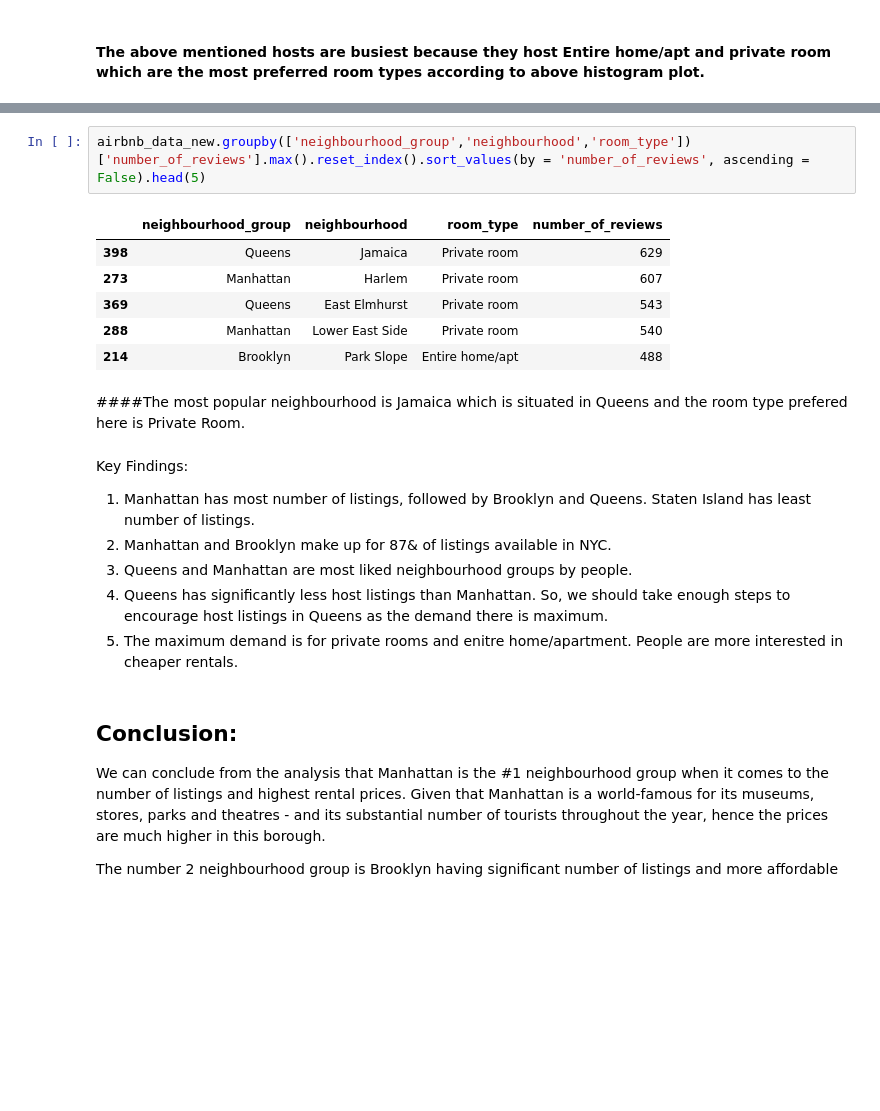
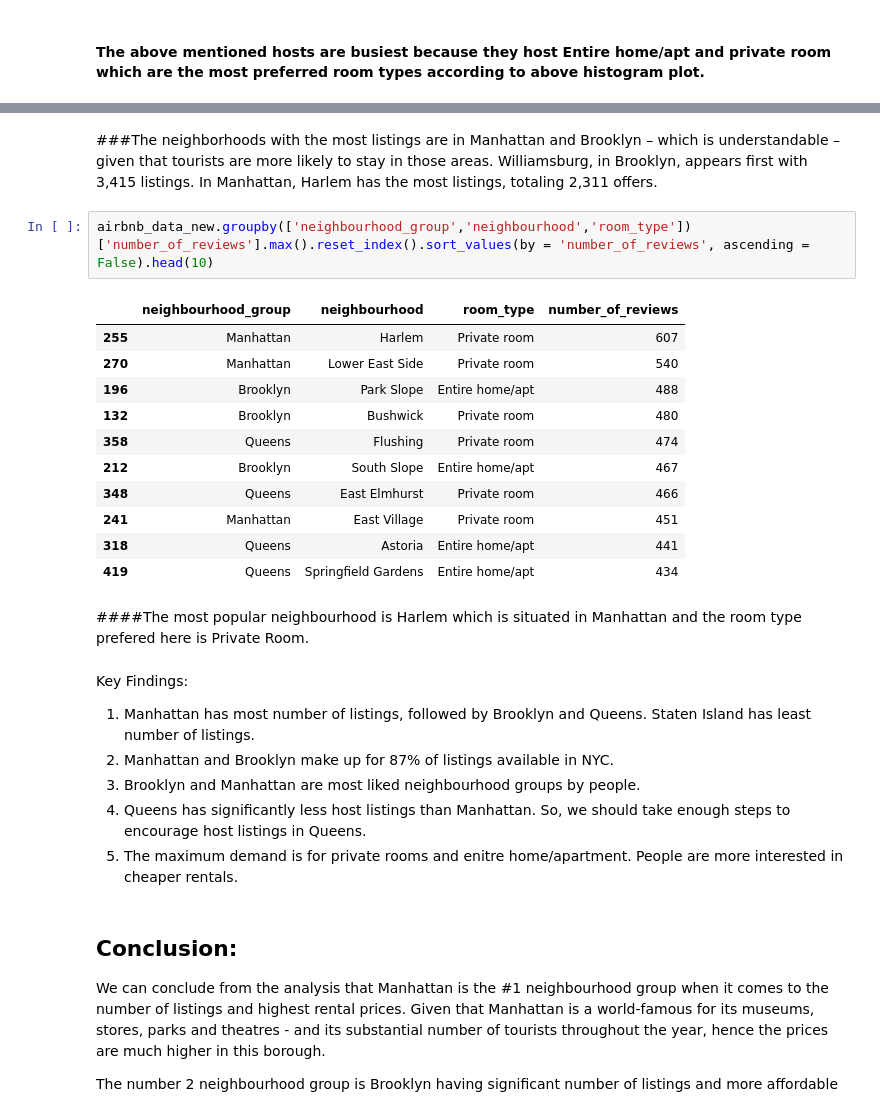
Before and after one commit to kunalmahadik/Airbnb-Bookings-Analysis, a Jupyter notebook: Airbnb_Bookings_Analysis_Capstone_Project.ipynb, the cells around one changed output, grey strips where cells are left out. Drawn from its saved outputs; the diff is of its cells as text; blank space fills up the shorter version.

```diff
--- a/Airbnb_Bookings_Analysis_Capstone_Project.ipynb
+++ b/Airbnb_Bookings_Analysis_Capstone_Project.ipynb
@@ -375,20 +409,27 @@ plt.show()
+# %% [markdown]
+###The neighborhoods with the most listings are in Manhattan and Brooklyn – which is understandable – given that tourists are more likely to stay in those areas. Williamsburg, in Brooklyn, appears first with 3,415 listings. In Manhattan, Harlem has the most listings, totaling 2,311 offers.
 # %%
-airbnb_data_new.groupby(['neighbourhood_group','neighbourhood','room_type'])['number_of_reviews'].max().reset_index().sort_values(by = 'number_of_reviews', ascending = False).head(5)
+airbnb_data_new.groupby(['neighbourhood_group','neighbourhood','room_type'])['number_of_reviews'].max().reset_index().sort_values(by = 'number_of_reviews', ascending = False).head(10)
 # %% [output]
 |  | neighbourhood_group | neighbourhood | room_type | number_of_reviews |
-| 398 | Queens | Jamaica | Private room | 629 |
-| 273 | Manhattan | Harlem | Private room | 607 |
-| 369 | Queens | East Elmhurst | Private room | 543 |
-| 288 | Manhattan | Lower East Side | Private room | 540 |
-| 214 | Brooklyn | Park Slope | Entire home/apt | 488 |
+| 255 | Manhattan | Harlem | Private room | 607 |
+| 270 | Manhattan | Lower East Side | Private room | 540 |
+| 196 | Brooklyn | Park Slope | Entire home/apt | 488 |
+| 132 | Brooklyn | Bushwick | Private room | 480 |
+| 358 | Queens | Flushing | Private room | 474 |
+| 212 | Brooklyn | South Slope | Entire home/apt | 467 |
+| 348 | Queens | East Elmhurst | Private room | 466 |
+| 241 | Manhattan | East Village | Private room | 451 |
+| 318 | Queens | Astoria | Entire home/apt | 441 |
+| 419 | Queens | Springfield Gardens | Entire home/apt | 434 |
 # %% [markdown]
-####The most popular neighbourhood is Jamaica which is situated in Queens and the room type prefered here is Private Room.
+####The most popular neighbourhood is Harlem which is situated in Manhattan and the room type prefered here is Private Room.
 # %% [markdown]
 Key Findings:
 1. Manhattan has most number of listings, followed by Brooklyn and Queens. Staten Island has least number of listings.
-2. Manhattan and Brooklyn make up for 87& of listings available in NYC.
-3. Queens and Manhattan are most liked neighbourhood groups by people.
-4. Queens has significantly less host listings than Manhattan. So, we should take enough steps to encourage host listings in Queens as the demand there is maximum.
+2. Manhattan and Brooklyn make up for 87% of listings available in NYC.
+3. Brooklyn and Manhattan are most liked neighbourhood groups by people.
+4. Queens has significantly less host listings than Manhattan. So, we should take enough steps to encourage host listings in Queens.
 5. The maximum demand is for private rooms and enitre home/apartment. People are more interested in cheaper rentals.
 # %% [markdown]
 ## Conclusion:
```
Also changed, not shown: parts of 10 cells of this notebook.
